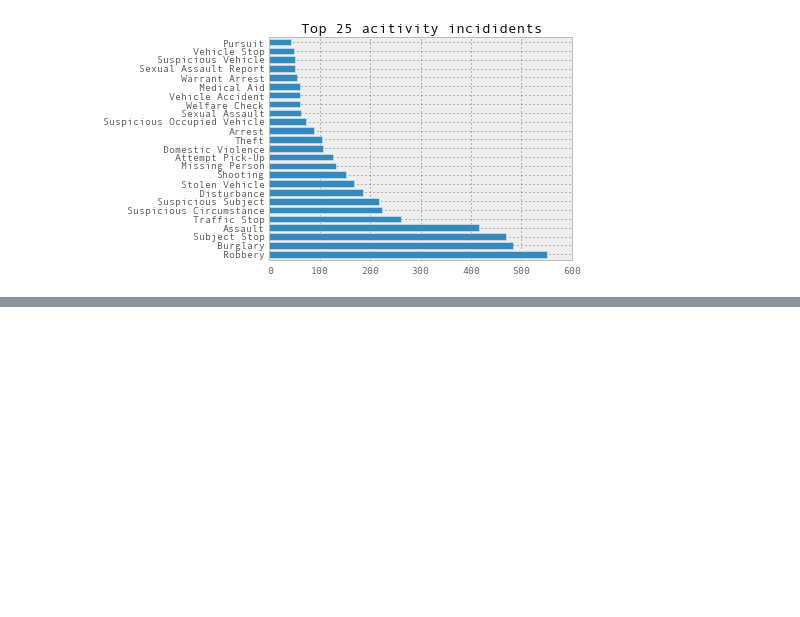
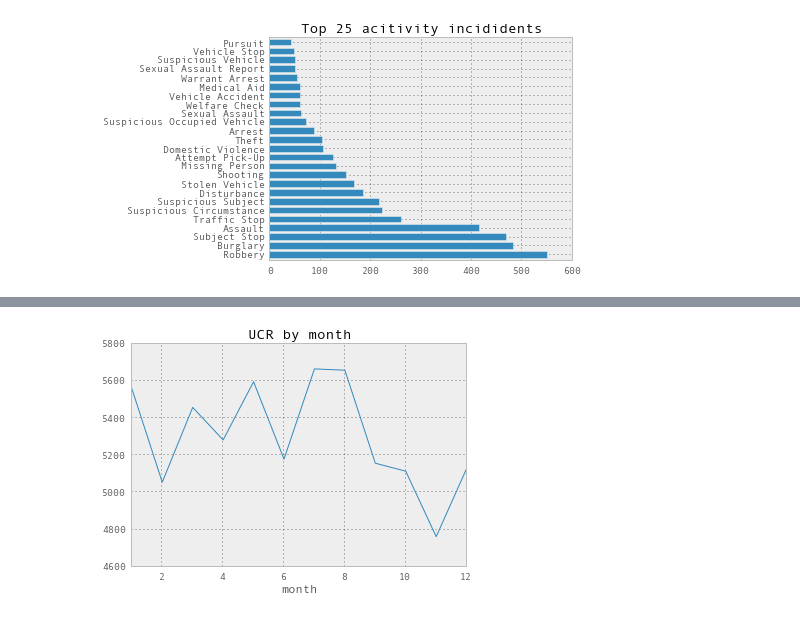
Before and after one commit to dankeemahill/dailyactivity, a Jupyter notebook: analysis.ipynb, the cells around one changed output, grey strips where cells are left out. Drawn from its saved outputs; the diff is of its cells as text; code cells hidden in the pictures; blank space fills up the shorter version.

```diff
--- a/analysis.ipynb
+++ b/analysis.ipynb
@@ -114,0 +130,11 @@ plt.show()
+# %%
+months = ["Jan.", "Feb.", "March", "April", "May", "June", "July", "Aug.", "Sept.", "Oct.", "Nov.", "Dec."]
+
+ucr['month'] = ucr.OccDate.apply(lambda x: x.month)
+
+ucr_by_month = ucr.groupby('month').size().plot()
+ucr_by_month.set_title('UCR by month')
+ucr_by_month.set_xlim(1, 12)
+plt.show()
+# %% [output]
+[figure, added]
```
Also changed, not shown: parts of 3 cells of this notebook.
